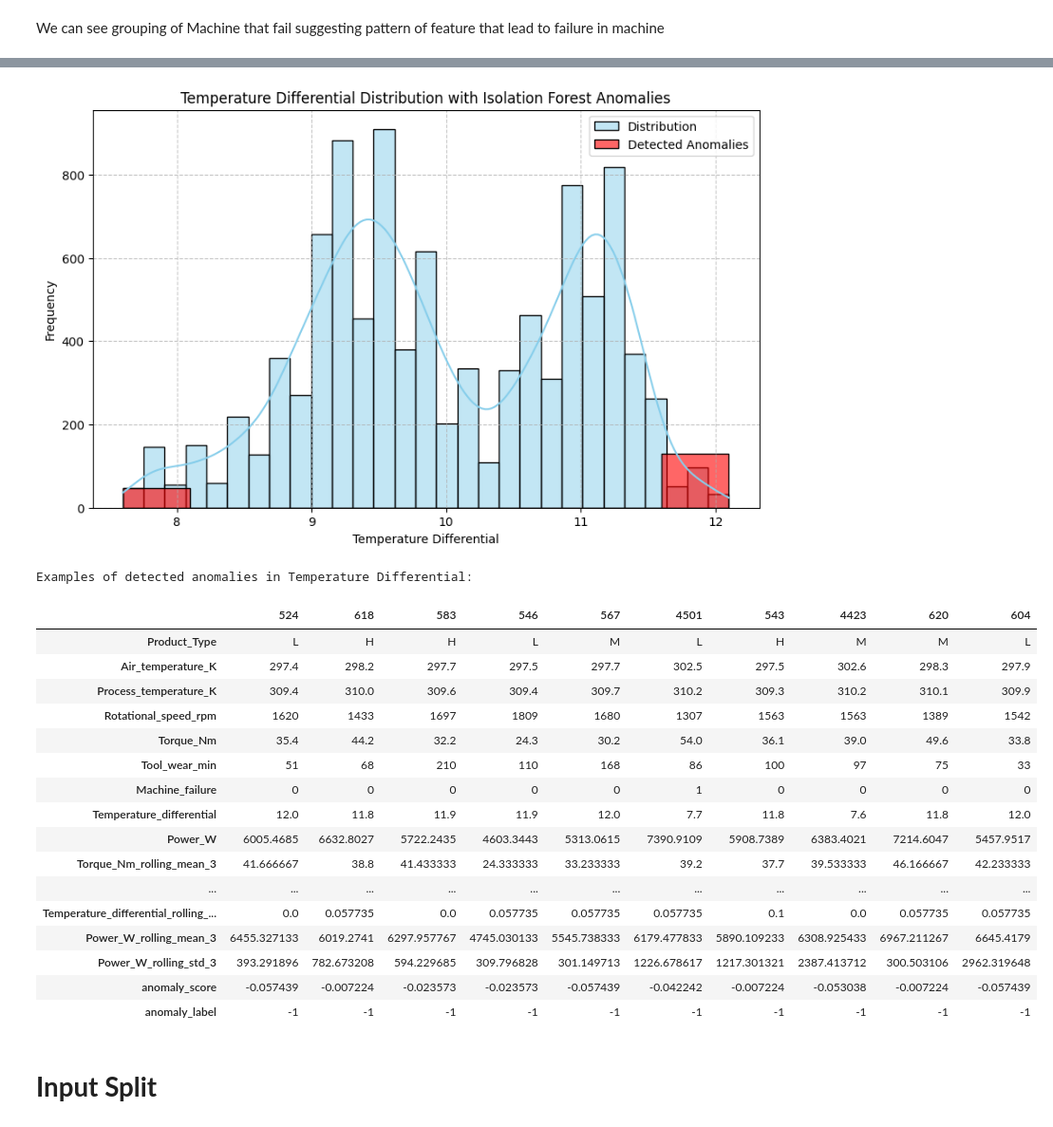
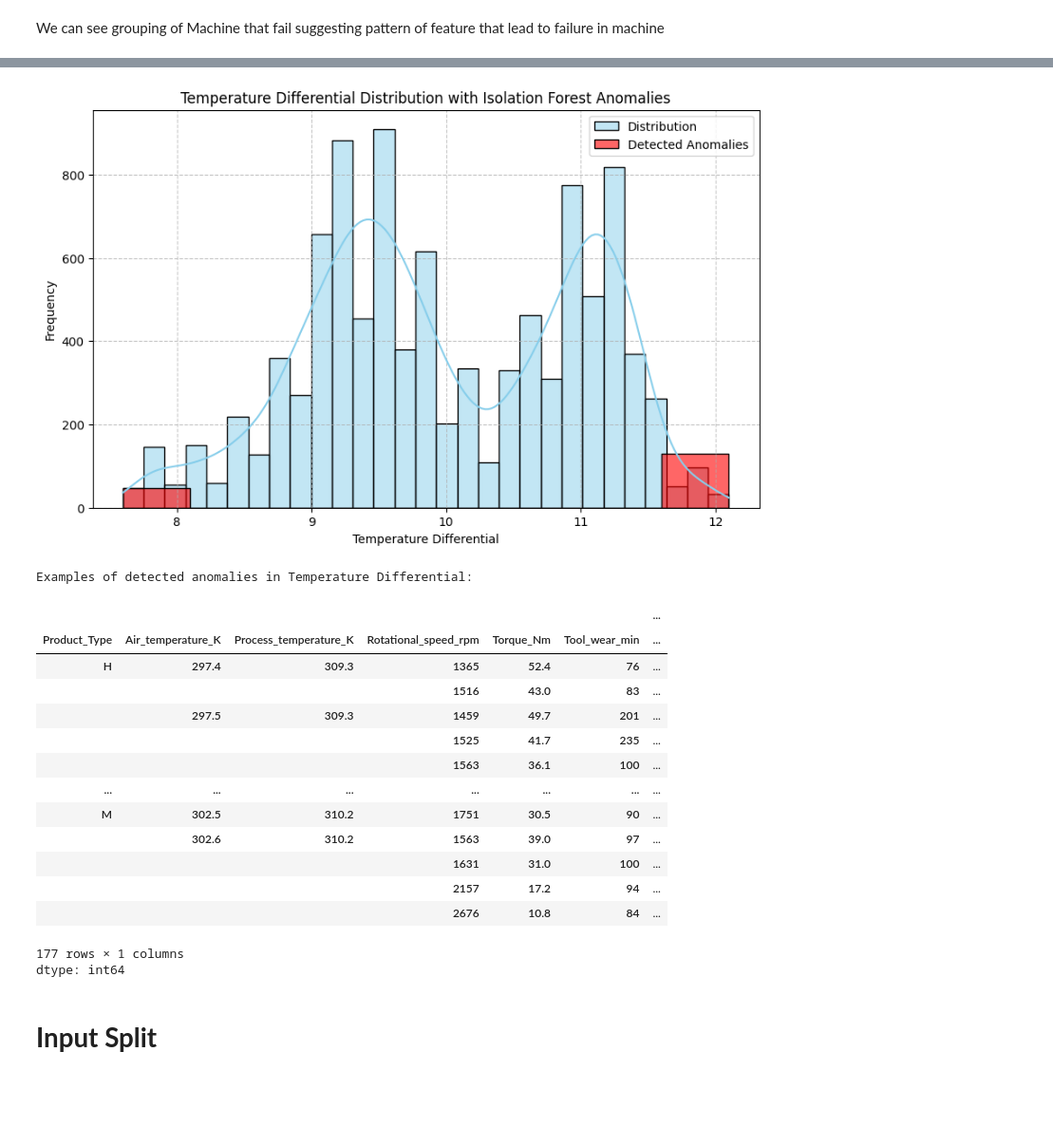
Before and after one commit to AkalaponCh/Machine-Learning, a Jupyter notebook: Machine Failure Prediction using Supervised Learning/Predictive_Maintenance_Dataset_Classification.ipynb, the cells around one changed output, grey strips where cells are left out. Shown at 95% size. Cells and saved outputs as stored; diff of their text form; code cells hidden in the pictures; blank space fills up the shorter version.

```diff
--- a/Machine Failure Prediction using Supervised Learning/Predictive_Maintenance_Dataset_Classification.ipynb
+++ b/Machine Failure Prediction using Supervised Learning/Predictive_Maintenance_Dataset_Classification.ipynb
@@ -112,15 +143,15 @@ df.head()
 # %%
-window_size = 3
+#window_size = 5
 
-features_for_rolling = ['Torque_Nm', 'Rotational_speed_rpm', 'Temperature_differential', 'Power_W']
+#features_for_rolling = ['Torque_Nm', 'Rotational_speed_rpm', 'Temperature_differential', 'Power_W']
 
-for feature in features_for_rolling:
-    df[f'{feature}_rolling_mean_{window_size}'] = df[feature].rolling(window=window_size).mean()
-    df[f'{feature}_rolling_std_{window_size}'] = df[feature].rolling(window=window_size).std()
+#for feature in features_for_rolling:
+    #df[f'{feature}_rolling_mean_{window_size}'] = df[feature].rolling(window=window_size).mean()
+    #df[f'{feature}_rolling_std_{window_size}'] = df[feature].rolling(window=window_size).std()
 
 
-    df[f'{feature}_rolling_mean_{window_size}'].fillna(df[feature], inplace=True)
-    df[f'{feature}_rolling_std_{window_size}'].fillna(0, inplace=True)
+    #df[f'{feature}_rolling_mean_{window_size}'].fillna(df[feature], inplace=True)
+    #df[f'{feature}_rolling_std_{window_size}'].fillna(0, inplace=True)
 # %%
 df.head()
 # %% [output]
@@ -180,50 +211,48 @@ for col in cols:
 # %%
 from sklearn.ensemble import IsolationForest
 
 X_temp_diff = df[['Temperature_differential']].copy()
 
 iso_forest = IsolationForest(n_estimators=100, contamination=0.02, random_state=42)
 iso_forest.fit(X_temp_diff)
 
 df['anomaly_score'] = iso_forest.decision_function(X_temp_diff)
 df['anomaly_label'] = iso_forest.predict(X_temp_diff)
 
 # Plotting the distribution with anomalies highlighted
 plt.figure(figsize=(10, 6))
 sns.histplot(df['Temperature_differential'], kde=True, color='skyblue', label='Distribution')
 # Highlight anomalies in the histogram (optional, but good for visual proof)
 anomalies_temp_diff = df[df['anomaly_label'] == -1]
 sns.histplot(anomalies_temp_diff['Temperature_differential'], kde=False, color='red', label='Detected Anomalies', alpha=0.6)
 plt.title('Temperature Differential Distribution with Isolation Forest Anomalies')
 plt.xlabel('Temperature Differential')
 plt.ylabel('Frequency')
 plt.legend()
 plt.grid(True, linestyle='--', alpha=0.7)
 plt.show()
 
 # Inspecting some detected anomalies
 print("\nExamples of detected anomalies in Temperature Differential:")
-df[df['anomaly_label'] == -1].sample(10).T
+df[df['anomaly_label'] == -1].value_counts().T
 # %% [output]
 [figure]
 Examples of detected anomalies in Temperature Differential:
-|  | 524 | 618 | 583 | 546 | 567 | 4501 | 543 | 4423 | 620 | 604 |
-| Product_Type | L | H | H | L | M | L | H | M | M | L |
-| Air_temperature_K | 297.4 | 298.2 | 297.7 | 297.5 | 297.7 | 302.5 | 297.5 | 302.6 | 298.3 | 297.9 |
-| Process_temperature_K | 309.4 | 310.0 | 309.6 | 309.4 | 309.7 | 310.2 | 309.3 | 310.2 | 310.1 | 309.9 |
-| Rotational_speed_rpm | 1620 | 1433 | 1697 | 1809 | 1680 | 1307 | 1563 | 1563 | 1389 | 1542 |
-| Torque_Nm | 35.4 | 44.2 | 32.2 | 24.3 | 30.2 | 54.0 | 36.1 | 39.0 | 49.6 | 33.8 |
-| Tool_wear_min | 51 | 68 | 210 | 110 | 168 | 86 | 100 | 97 | 75 | 33 |
-| Machine_failure | 0 | 0 | 0 | 0 | 0 | 1 | 0 | 0 | 0 | 0 |
-| Temperature_differential | 12.0 | 11.8 | 11.9 | 11.9 | 12.0 | 7.7 | 11.8 | 7.6 | 11.8 | 12.0 |
-| Power_W | 6005.4685 | 6632.8027 | 5722.2435 | 4603.3443 | 5313.0615 | 7390.9109 | 5908.7389 | 6383.4021 | 7214.6047 | 5457.9517 |
-| Torque_Nm_rolling_mean_3 | 41.666667 | 38.8 | 41.433333 | 24.333333 | 33.233333 | 39.2 | 37.7 | 39.533333 | 46.166667 | 42.233333 |
-| ... | ... | ... | ... | ... | ... | ... | ... | ... | ... | ... |
-| Temperature_differential_rolling_... | 0.0 | 0.057735 | 0.0 | 0.057735 | 0.057735 | 0.057735 | 0.1 | 0.0 | 0.057735 | 0.057735 |
-| Power_W_rolling_mean_3 | 6455.327133 | 6019.2741 | 6297.957767 | 4745.030133 | 5545.738333 | 6179.477833 | 5890.109233 | 6308.925433 | 6967.211267 | 6645.4179 |
-| Power_W_rolling_std_3 | 393.291896 | 782.673208 | 594.229685 | 309.796828 | 301.149713 | 1226.678617 | 1217.301321 | 2387.413712 | 300.503106 | 2962.319648 |
-| anomaly_score | -0.057439 | -0.007224 | -0.023573 | -0.023573 | -0.057439 | -0.042242 | -0.007224 | -0.053038 | -0.007224 | -0.057439 |
-| anomaly_label | -1 | -1 | -1 | -1 | -1 | -1 | -1 | -1 | -1 | -1 |
+|  |  |  |  |  |  | ... |
+| Product_Type | Air_temperature_K | Process_temperature_K | Rotational_speed_rpm | Torque_Nm | Tool_wear_min | ... |
+| H | 297.4 | 309.3 | 1365 | 52.4 | 76 | ... |
+|  |  |  | 1516 | 43.0 | 83 | ... |
+|  | 297.5 | 309.3 | 1459 | 49.7 | 201 | ... |
+|  |  |  | 1525 | 41.7 | 235 | ... |
+|  |  |  | 1563 | 36.1 | 100 | ... |
+| ... | ... | ... | ... | ... | ... | ... |
+| M | 302.5 | 310.2 | 1751 | 30.5 | 90 | ... |
+|  | 302.6 | 310.2 | 1563 | 39.0 | 97 | ... |
+|  |  |  | 1631 | 31.0 | 100 | ... |
+|  |  |  | 2157 | 17.2 | 94 | ... |
+|  |  |  | 2676 | 10.8 | 84 | ... |
+177 rows × 1 columns
+dtype: int64
 # %% [markdown]
 # **Input Split**
 # %%
```
Also changed, not shown: parts of 18 cells of this notebook.
